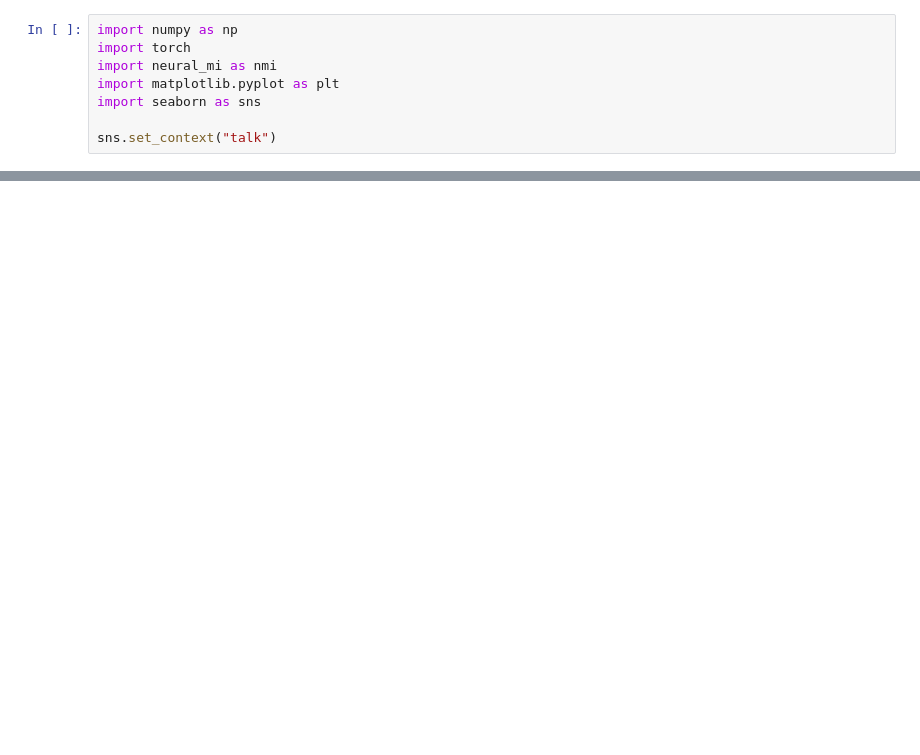
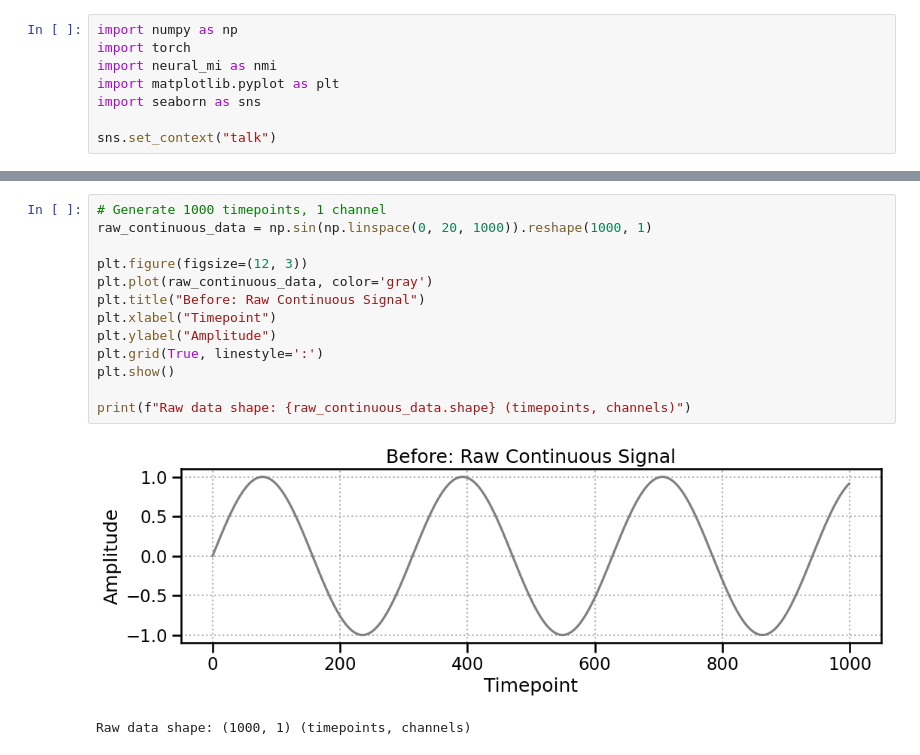
Before and after one commit to eslam-abdelaleem/NeuralMI, a Jupyter notebook: tutorials/02_Handling_Neural_Data.ipynb, the cells around one changed output, grey strips where cells are left out. Cells and saved outputs as stored; diff of their text form; blank space fills up the shorter version.

```diff
--- a/tutorials/02_Handling_Neural_Data.ipynb
+++ b/tutorials/02_Handling_Neural_Data.ipynb
@@ -332,0 +34,16 @@ With this foundation, you are ready for the next tutorial, where we'll learn how
+# %%
+# Generate 1000 timepoints, 1 channel
+raw_continuous_data = np.sin(np.linspace(0, 20, 1000)).reshape(1000, 1)
+
+plt.figure(figsize=(12, 3))
+plt.plot(raw_continuous_data, color='gray')
+plt.title("Before: Raw Continuous Signal")
+plt.xlabel("Timepoint")
+plt.ylabel("Amplitude")
+plt.grid(True, linestyle=':')
+plt.show()
+
+print(f"Raw data shape: {raw_continuous_data.shape} (timepoints, channels)")
+# %% [output]
+[figure, added]
+Raw data shape: (1000, 1) (timepoints, channels)
```
Also changed, not shown: parts of 52 cells of this notebook, 21 other files.
